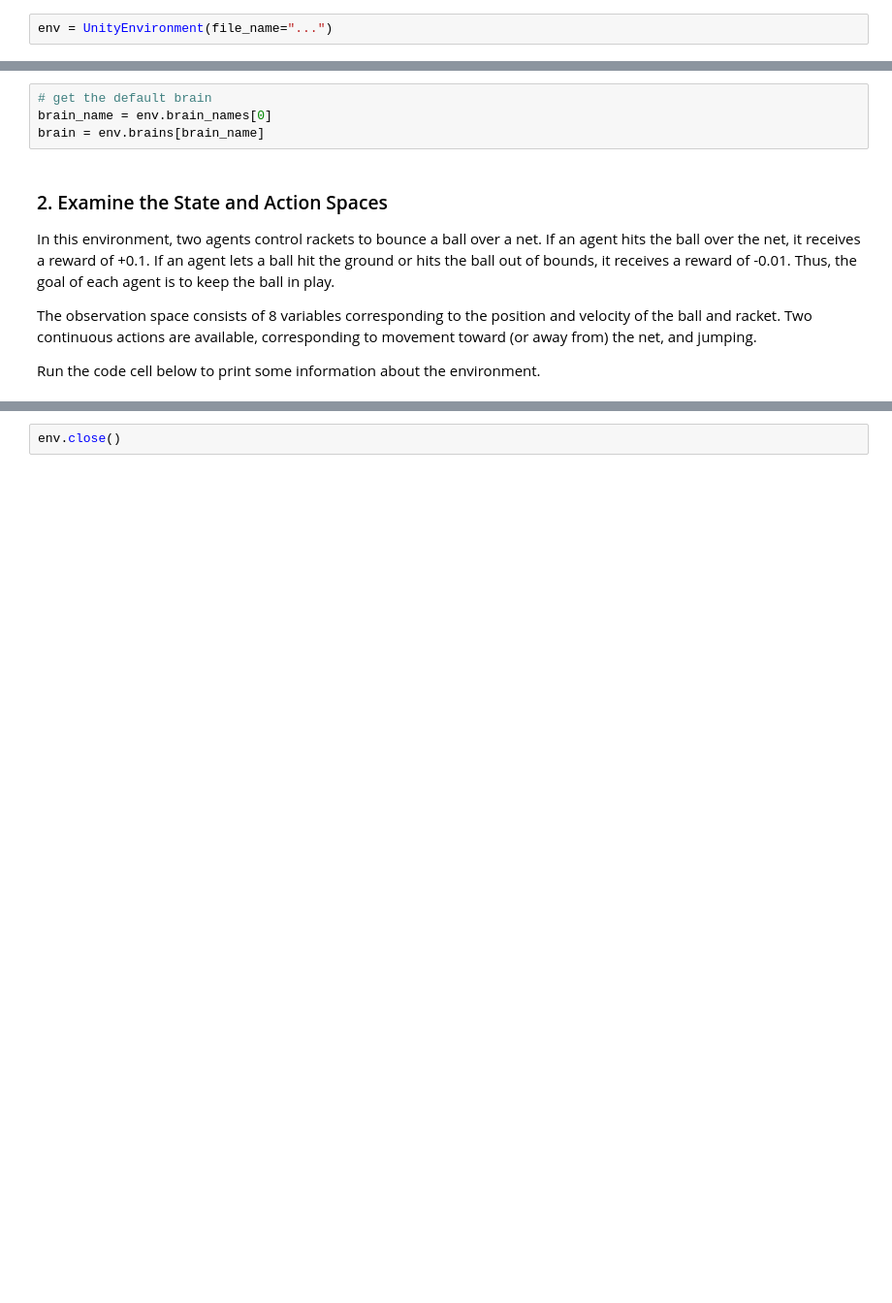
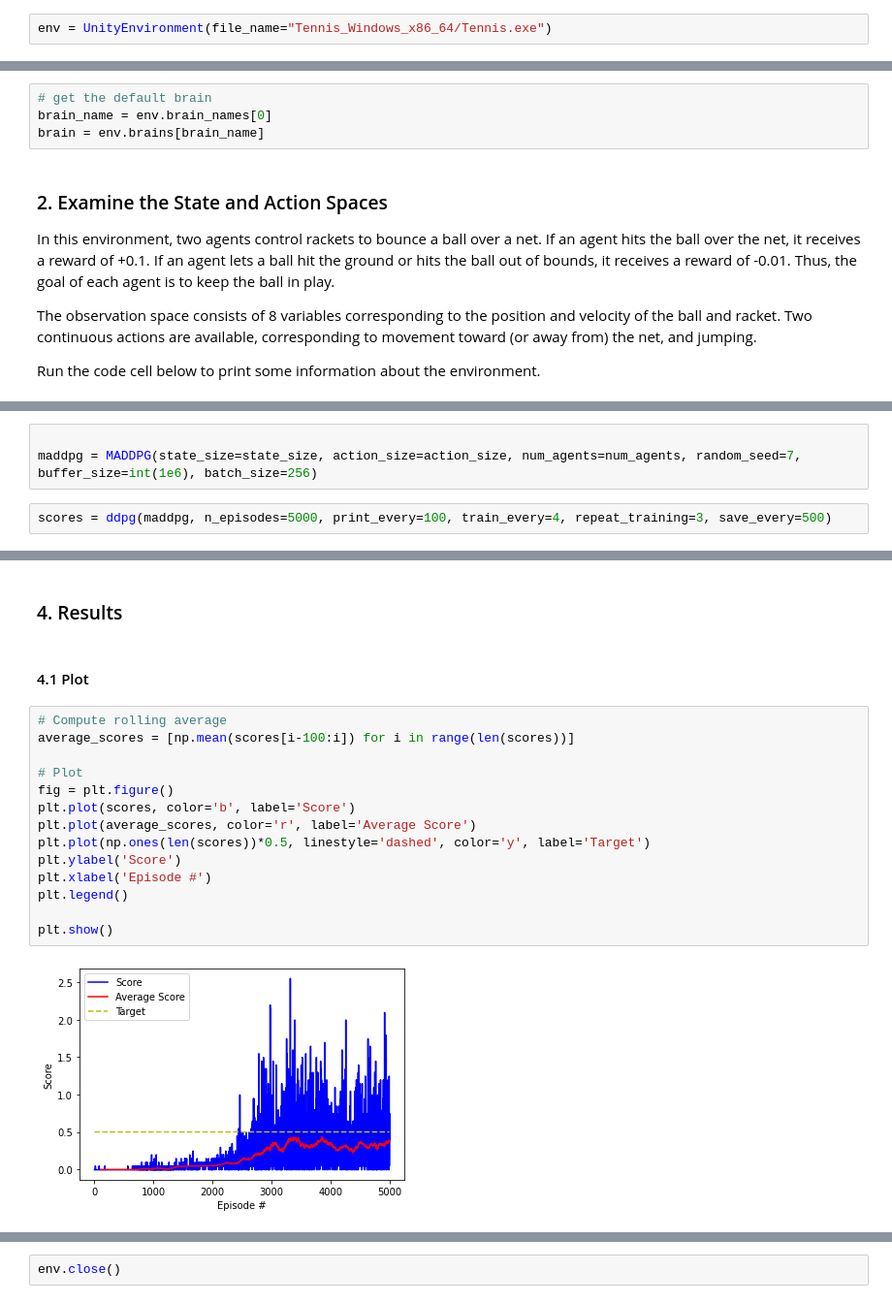
Before and after one commit to sepr88/drl-p3-collab-compet, a Jupyter notebook: Tennis.ipynb, the cells around one changed output, grey strips where cells are left out. Shown at 97% size. Drawn from its saved outputs; the diff is of its cells as text; blank space fills up the shorter version.

Commit message:
multi-agent training implemented

````diff
--- a/Tennis.ipynb
+++ b/Tennis.ipynb
@@ -27,4 +31,4 @@ For instance, if you are using a Mac, then you downloaded `Tennis.app`.  If this
 env = UnityEnvironment(file_name="Tennis.app")
 ```
 # %%
-env = UnityEnvironment(file_name="...")
+env = UnityEnvironment(file_name="Tennis_Windows_x86_64/Tennis.exe")
@@ -69,0 +172,5 @@ Of course, as part of the project, you'll have to change the code so that the ag
+# %%
+
+maddpg = MADDPG(state_size=state_size, action_size=action_size, num_agents=num_agents, random_seed=7, buffer_size=int(1e6), batch_size=256)
+# %%
+scores = ddpg(maddpg, n_episodes=5000, print_every=100, train_every=4, repeat_training=3, save_every=500)
@@ -69,0 +188,20 @@ Of course, as part of the project, you'll have to change the code so that the ag
+# %% [markdown]
+### 4. Results
+# %% [markdown]
+#### 4.1 Plot
+# %%
+# Compute rolling average
+average_scores = [np.mean(scores[i-100:i]) for i in range(len(scores))]
+
+# Plot
+fig = plt.figure()
+plt.plot(scores, color='b', label='Score')
+plt.plot(average_scores, color='r', label='Average Score')
+plt.plot(np.ones(len(scores))*0.5, linestyle='dashed', color='y', label='Target')
+plt.ylabel('Score')
+plt.xlabel('Episode #')
+plt.legend()
+
+plt.show()
+# %% [output]
+[figure, added]
````
Also changed, not shown: parts of 12 cells of this notebook.
